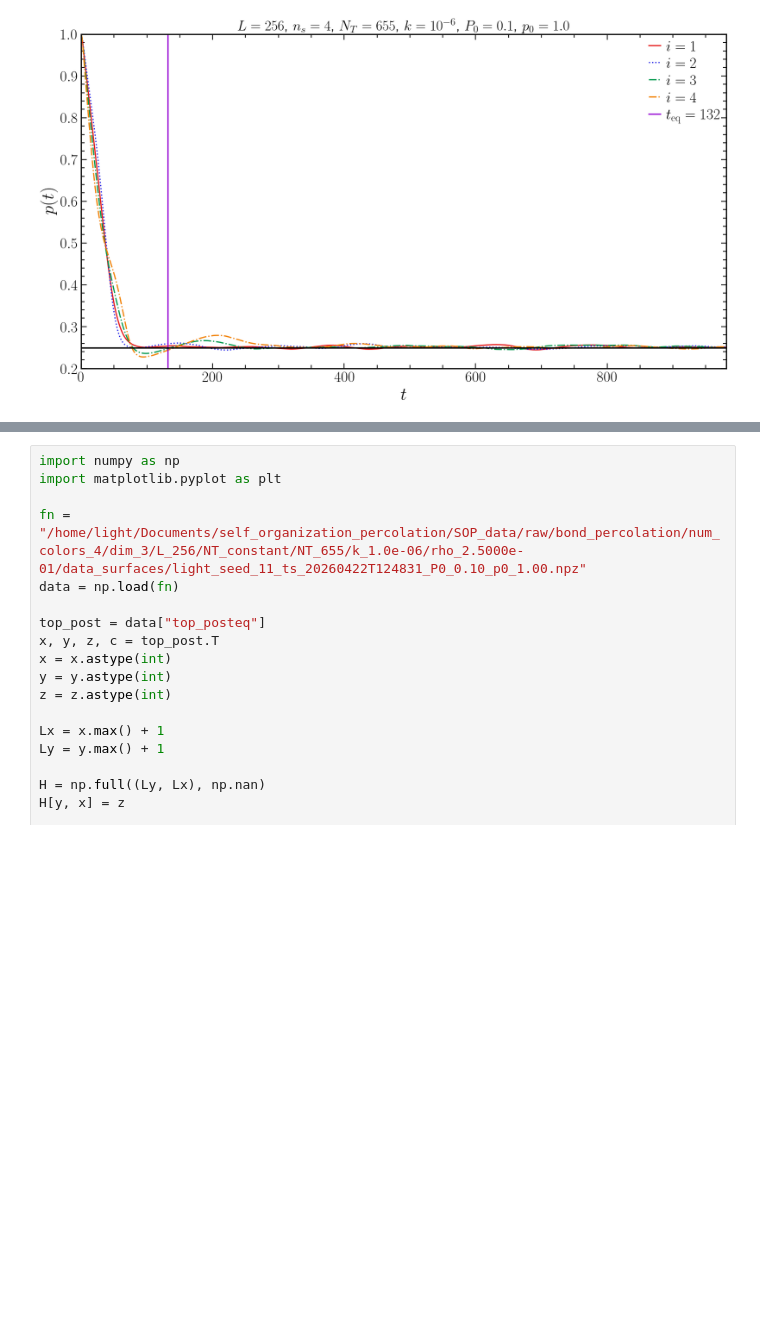
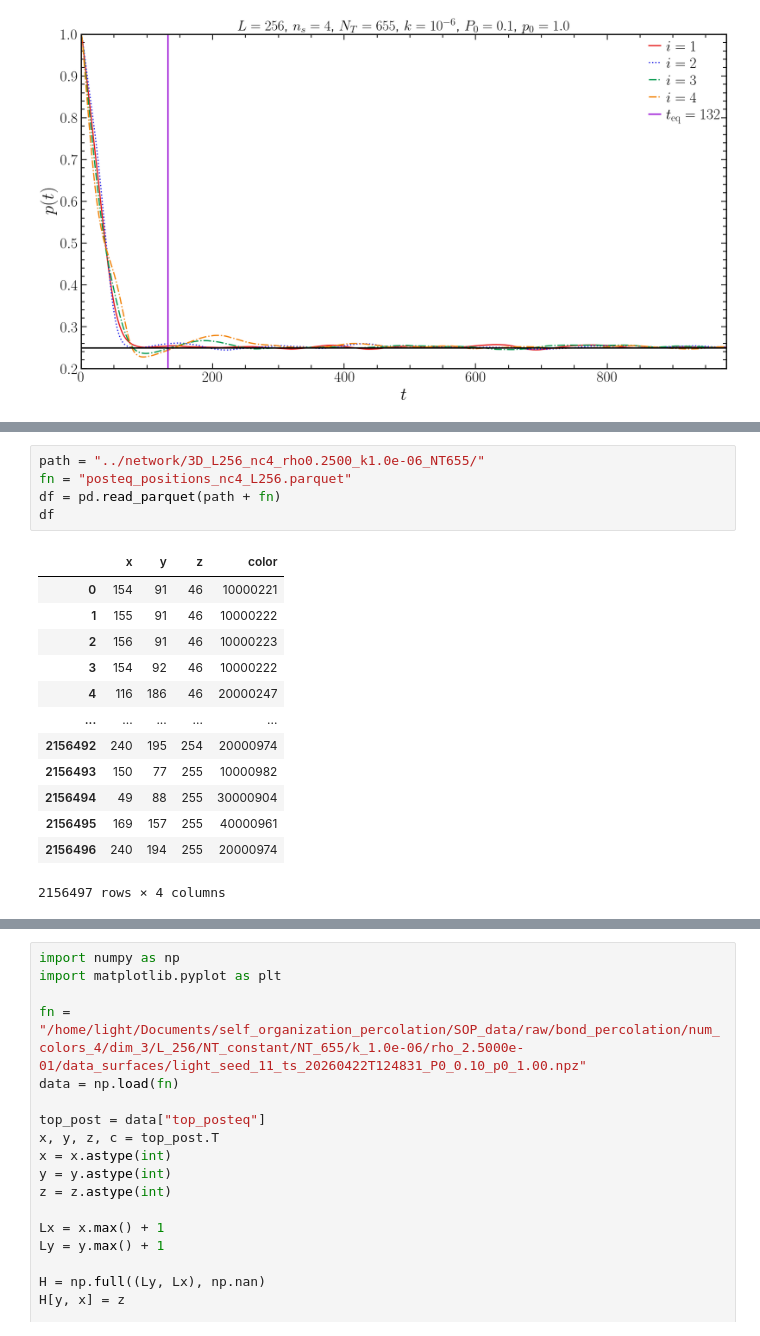
Before and after one commit to JuniorAlencar/self_organization_percolation, a Jupyter notebook: jupyter/Tests_Equilibration.ipynb, the cells around one changed output, grey strips where cells are left out. Cells and saved outputs as stored; diff of their text form; blank space fills up the shorter version.

```diff
--- a/jupyter/Tests_Equilibration.ipynb
+++ b/jupyter/Tests_Equilibration.ipynb
@@ -193,0 +196,19 @@ fig.show()
+# %%
+path = "../network/3D_L256_nc4_rho0.2500_k1.0e-06_NT655/"
+fn = "posteq_positions_nc4_L256.parquet"
+df = pd.read_parquet(path + fn)
+df
+# %% [output]
+|  | x | y | z | color |
+| 0 | 154 | 91 | 46 | 10000221 |
+| 1 | 155 | 91 | 46 | 10000222 |
+| 2 | 156 | 91 | 46 | 10000223 |
+| 3 | 154 | 92 | 46 | 10000222 |
+| 4 | 116 | 186 | 46 | 20000247 |
+| ... | ... | ... | ... | ... |
+| 2156492 | 240 | 195 | 254 | 20000974 |
+| 2156493 | 150 | 77 | 255 | 10000982 |
+| 2156494 | 49 | 88 | 255 | 30000904 |
+| 2156495 | 169 | 157 | 255 | 40000961 |
+| 2156496 | 240 | 194 | 255 | 20000974 |
+2156497 rows × 4 columns
```
Also changed, not shown: parts of 4 cells of this notebook.
